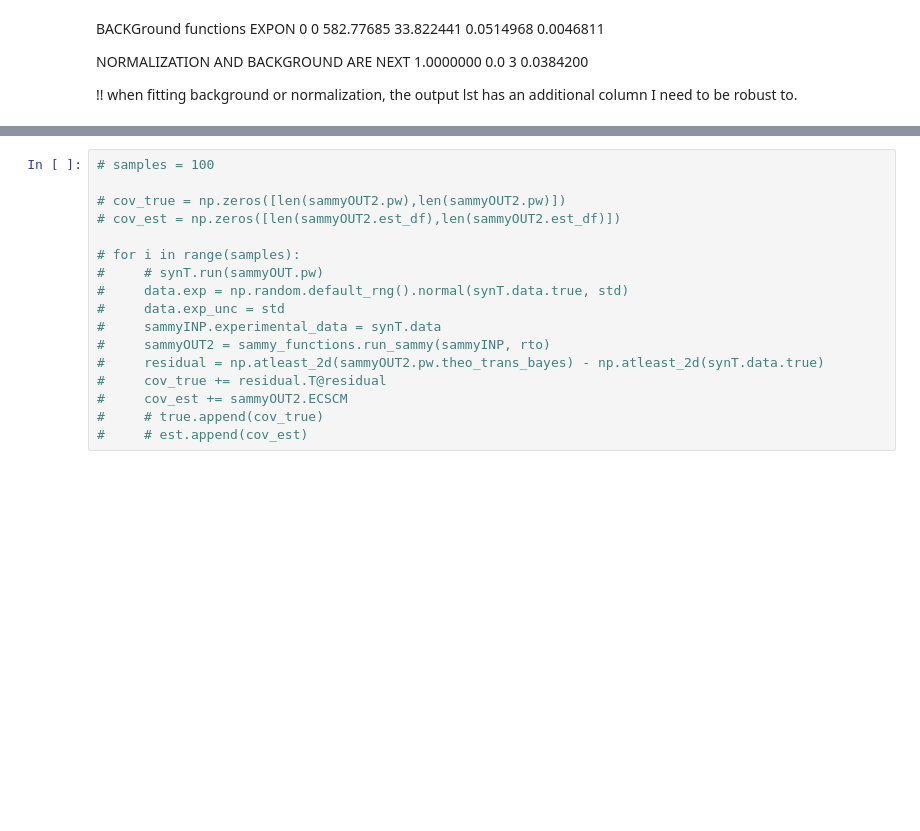
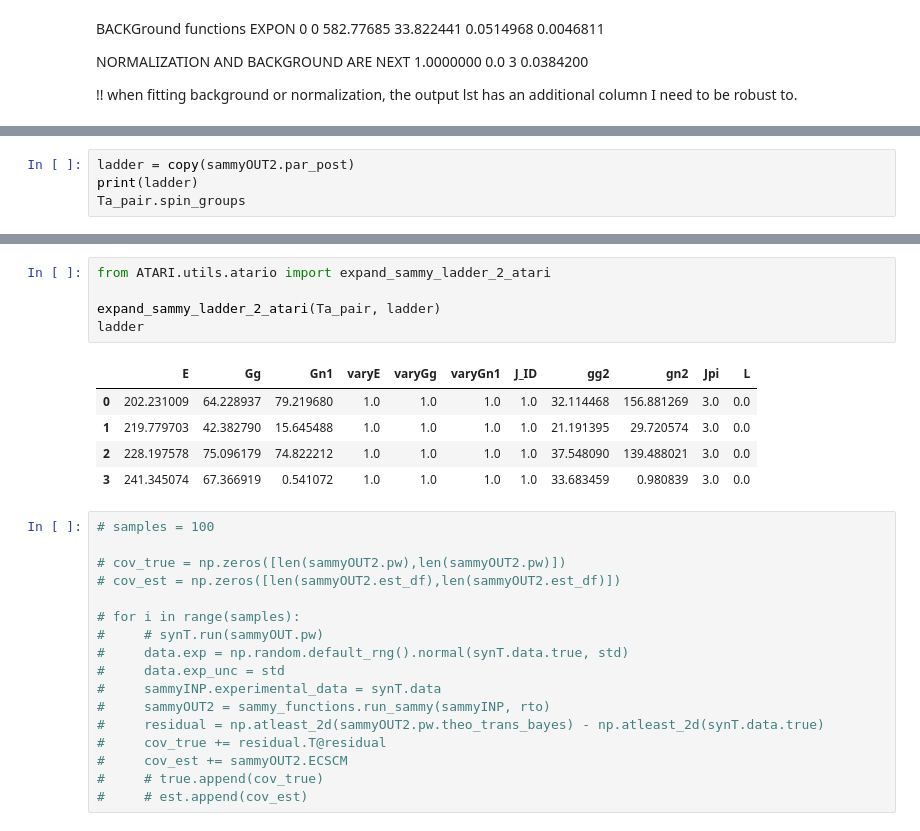
Before and after one commit to Naww137/ATARI, a Jupyter notebook: examples/Sammy_Interface.ipynb, the cells around one changed output, grey strips where cells are left out. Drawn from its saved outputs; the diff is of its cells as text; blank space fills up the shorter version.

```diff
--- a/examples/Sammy_Interface.ipynb
+++ b/examples/Sammy_Interface.ipynb
@@ -293,0 +278,4 @@ sammyOUT2.pw
+# %%
+ladder = copy(sammyOUT2.par_post)
+print(ladder)
+Ta_pair.spin_groups
@@ -294,3 +305,14 @@ sammyOUT2.pw
+# %%
+from ATARI.utils.atario import expand_sammy_ladder_2_atari
+
+expand_sammy_ladder_2_atari(Ta_pair, ladder)
+ladder
+# %% [output]
+|  | E | Gg | Gn1 | varyE | varyGg | varyGn1 | J_ID | gg2 | gn2 | Jpi | L |
+| 0 | 202.231009 | 64.228937 | 79.219680 | 1.0 | 1.0 | 1.0 | 1.0 | 32.114468 | 156.881269 | 3.0 | 0.0 |
+| 1 | 219.779703 | 42.382790 | 15.645488 | 1.0 | 1.0 | 1.0 | 1.0 | 21.191395 | 29.720574 | 3.0 | 0.0 |
+| 2 | 228.197578 | 75.096179 | 74.822212 | 1.0 | 1.0 | 1.0 | 1.0 | 37.548090 | 139.488021 | 3.0 | 0.0 |
+| 3 | 241.345074 | 67.366919 | 0.541072 | 1.0 | 1.0 | 1.0 | 1.0 | 33.683459 | 0.980839 | 3.0 | 0.0 |
 # %%
 # samples = 100
 
```
Also changed, not shown: parts of 8 cells of this notebook, 4 other files.
